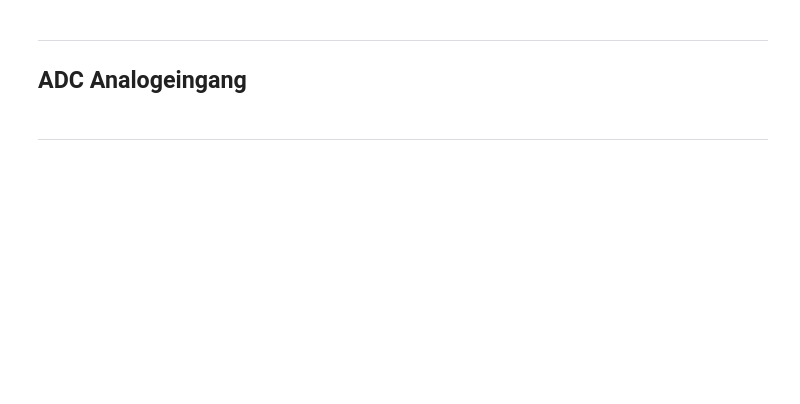
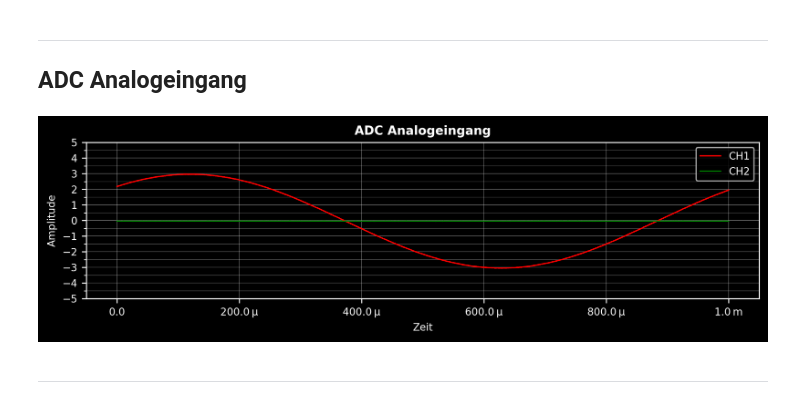
Before and after one commit to p-d-h/abbts_blp, a Jupyter notebook: examples/ad2/01_ad2_analog_in_out.ipynb, the cells around one changed output. Drawn from its saved outputs; the diff is of its cells as text; code cells hidden in the pictures; blank space fills up the shorter version.

```diff
--- a/examples/ad2/01_ad2_analog_in_out.ipynb
+++ b/examples/ad2/01_ad2_analog_in_out.ipynb
@@ -94,48 +168,21 @@ if ctx is not None:
 ---
 ## ADC Analogeingang
 # %%
-# kontinuirliche Ausgabe eines Signales bis die Schnittstelle wieder geschlossen wird
-if ctx is not None:
-    ain = ctx.getAnalogIn()
-    ain.reset()
-    ain.setRange(0, -5.0, 5.0)
-    ctx.calibrateADC()
-    ain.enableChannel(0, True)
-    ain.enableChannel(1, True)
-    # Systemvoraussetzung
-    # https://analogdevicesinc.github.io/libm2k/group__analogin.html
-    print(f'Verfügbare Samplerates: {ain.getAvailableSampleRates()}')
-
-    # https://analogdevicesinc.github.io/libm2k/group__m2ktrigger.html
-    trig = ain.getTrigger()
-    trig.setAnalogSource(0) # Channel 0 as source
-    trig.setAnalogCondition(0,libm2k.RISING_EDGE_ANALOG)
-    trig.setAnalogLevel(0,0.5)  # Set trigger level at 0.5
-    trig.setAnalogDelay(0) # Trigger is centered
-    trig.setAnalogMode(1, libm2k.ANALOG)
-
-    sample_rate = ain.getAvailableSampleRates()[5]
-    T = 2 * 10**-3
-    samples = int(sample_rate * T)
-    t = np.linspace(0.0, T, samples)
-    print(f'{T = }s | {samples = } | {sample_rate = :1.0f}sps')
-
-    ain.setSampleRate(sample_rate)
-    [signal_in_1, signal_in_2] = ain.getSamples(samples)
-
-    fig, ax = plt.subplots(1, 1, figsize=(8, 2.5))
-    ax.plot(t, signal_in_1, lw=1, ls='-', marker='o', markersize=0, color='r', alpha=1.0, label='CH1')
-    ax.plot(t, signal_in_2, lw=1, ls='-', marker='o', markersize=0, color='g', alpha=1.0, label='CH2')
-    ax.xaxis.set_major_formatter(EngFormatter(places=1, sep="\N{THIN SPACE}"))
-    ax.set_ylim([-5.0, 5.0])
-    ax.set_yticks(np.linspace(-5, 5, 11))
-    ax.set_yticks(np.linspace(-5, 5, 21), minor=True)
-    ax.grid(which='major', color='w', alpha=0.35, ls='-', lw=0.5)  # both major minor
-    ax.grid(which='minor', color='w', alpha=0.25, ls='-', lw=0.5)
-    ax.set_title('ADC Analogeingang', fontweight='bold')
-    ax.set_xlabel('Zeit')
-    ax.set_ylabel('Amplitude')
-    ax.legend(loc='best')  # best, upper left, upper center, upper right, center .., lower ..
-    fig.tight_layout()
+fig, ax = plt.subplots(1, 1, figsize=(8, 2.5))
+ax.plot(t, signal_in_1, lw=1, ls='-', marker='o', markersize=0, color='r', alpha=1.0, label='CH1')
+ax.plot(t, signal_in_2, lw=1, ls='-', marker='o', markersize=0, color='g', alpha=1.0, label='CH2')
+ax.xaxis.set_major_formatter(EngFormatter(places=1, sep="\N{THIN SPACE}"))
+ax.set_ylim([-5.0, 5.0])
+ax.set_yticks(np.linspace(-5, 5, 11))
+ax.set_yticks(np.linspace(-5, 5, 21), minor=True)
+ax.grid(which='major', color='w', alpha=0.35, ls='-', lw=0.5)  # both major minor
+ax.grid(which='minor', color='w', alpha=0.25, ls='-', lw=0.5)
+ax.set_title('ADC Analogeingang', fontweight='bold')
+ax.set_xlabel('Zeit')
+ax.set_ylabel('Amplitude')
+ax.legend(loc='best')  # best, upper left, upper center, upper right, center .., lower ..
+fig.tight_layout()
+# %% [output]
+[figure, added]
 # %% [markdown]
 ---
```
Also changed, not shown: parts of 9 cells of this notebook, 8 other files.
